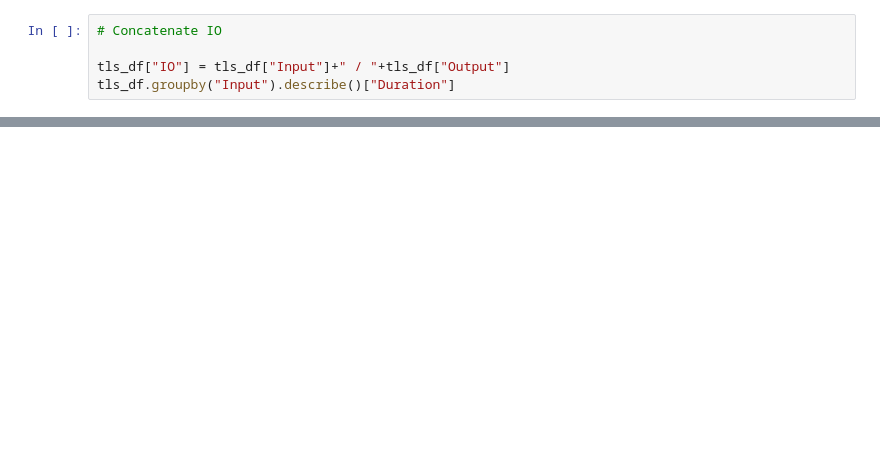
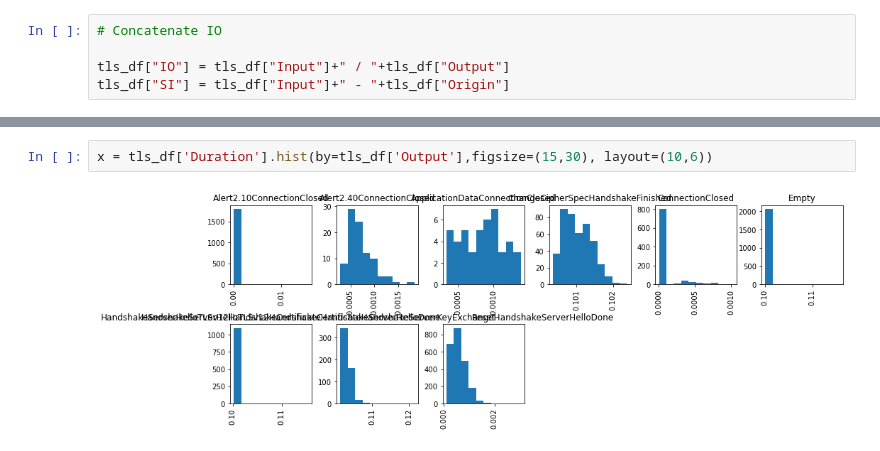
Before and after one commit to damascenodiego/statelearner, a Jupyter notebook: timedIO/timedIO.ipynb, the cells around one changed output, grey strips where cells are left out. Drawn from its saved outputs; the diff is of its cells as text; blank space fills up the shorter version.

```diff
--- a/timedIO/timedIO.ipynb
+++ b/timedIO/timedIO.ipynb
@@ -25,4 +28,4 @@ tls_df.head()
 # Concatenate IO
 
 tls_df["IO"] = tls_df["Input"]+" / "+tls_df["Output"]
-tls_df.groupby("Input").describe()["Duration"]
+tls_df["SI"] = tls_df["Input"]+" - "+tls_df["Origin"]
@@ -74,0 +32,4 @@ for lbl in tls_df[a_label].unique():
+# %%
+x = tls_df['Duration'].hist(by=tls_df['Output'],figsize=(15,30), layout=(10,6))
+# %% [output]
+[figure, added]
```
Also changed, not shown: parts of 5 cells of this notebook, 7 other files.
